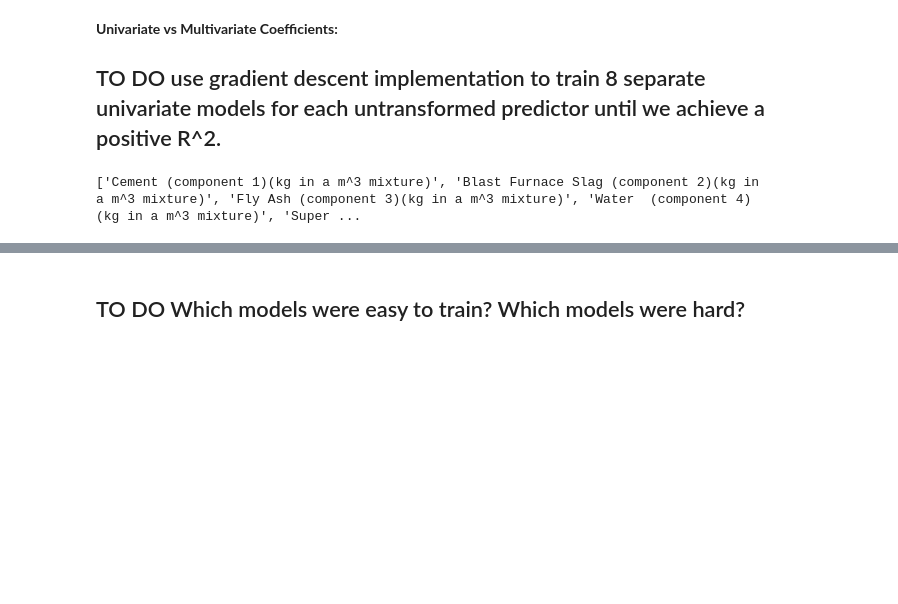
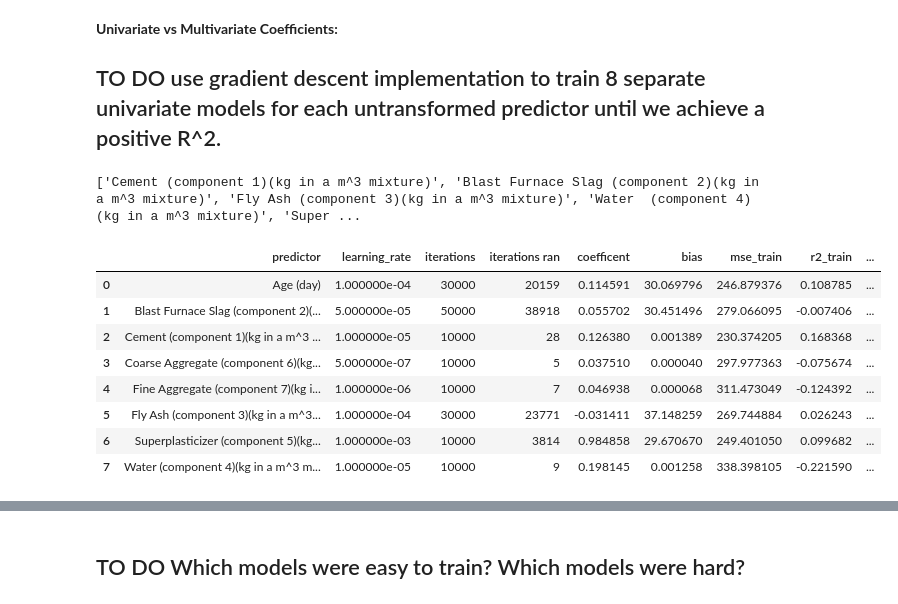
Before and after one commit to laurenlal/cse5104-project1, a Jupyter notebook: main.ipynb, the cells around one changed output, grey strips where cells are left out. Saved outputs shown, nothing was run; the diff lists cells and outputs as text; code cells hidden in the pictures; blank space fills up the shorter version.

```diff
--- a/main.ipynb
+++ b/main.ipynb
@@ -365,6 +388,10 @@ As stated above, a linear transformation does not meaningfully impact the optima
 ##get each of the 8 feature names
 feature_names = training.drop(columns=[target]).columns.tolist()
 print(feature_names)
+
+
+learning_rates = [1e-3, 5e-4, 1e-4, 5e-5, 1e-5, 5e-6, 1e-6, 5e-7, 1e-7, 1e-8]
+iterations = [10000, 30000, 50000]
 # %% [output]
 ['Cement (component 1)(kg in a m^3 mixture)', 'Blast Furnace Slag (component 2)(kg in a m^3 mixture)', 'Fly Ash (component 3)(kg in a m^3 mixture)', 'Water  (component 4)(kg in a m^3 mixture)', 'Super ...
 # %%
@@ -371,0 +425,20 @@ print(feature_names)
+# %%
+results_df = pd.DataFrame(results)
+best_results = (
+    results_df.loc[
+        results_df.groupby("predictor")["mse_train"].idxmin()
+    ]
+    .reset_index(drop=True)
+)
+
+best_results
+# %% [output]
+|  | predictor | learning_rate | iterations | iterations ran | coefficent | bias | mse_train | r2_train | ... |
+| 0 | Age (day) | 1.000000e-04 | 30000 | 20159 | 0.114591 | 30.069796 | 246.879376 | 0.108785 | ... |
+| 1 | Blast Furnace Slag (component 2)(... | 5.000000e-05 | 50000 | 38918 | 0.055702 | 30.451496 | 279.066095 | -0.007406 | ... |
+| 2 | Cement (component 1)(kg in a m^3 ... | 1.000000e-05 | 10000 | 28 | 0.126380 | 0.001389 | 230.374205 | 0.168368 | ... |
+| 3 | Coarse Aggregate (component 6)(kg... | 5.000000e-07 | 10000 | 5 | 0.037510 | 0.000040 | 297.977363 | -0.075674 | ... |
+| 4 | Fine Aggregate (component 7)(kg i... | 1.000000e-06 | 10000 | 7 | 0.046938 | 0.000068 | 311.473049 | -0.124392 | ... |
+| 5 | Fly Ash (component 3)(kg in a m^3... | 1.000000e-04 | 30000 | 23771 | -0.031411 | 37.148259 | 269.744884 | 0.026243 | ... |
+| 6 | Superplasticizer (component 5)(kg... | 1.000000e-03 | 10000 | 3814 | 0.984858 | 29.670670 | 249.401050 | 0.099682 | ... |
+| 7 | Water (component 4)(kg in a m^3 m... | 1.000000e-05 | 10000 | 9 | 0.198145 | 0.001258 | 338.398105 | -0.221590 | ... |
```
Also changed, not shown: parts of 18 cells of this notebook.
